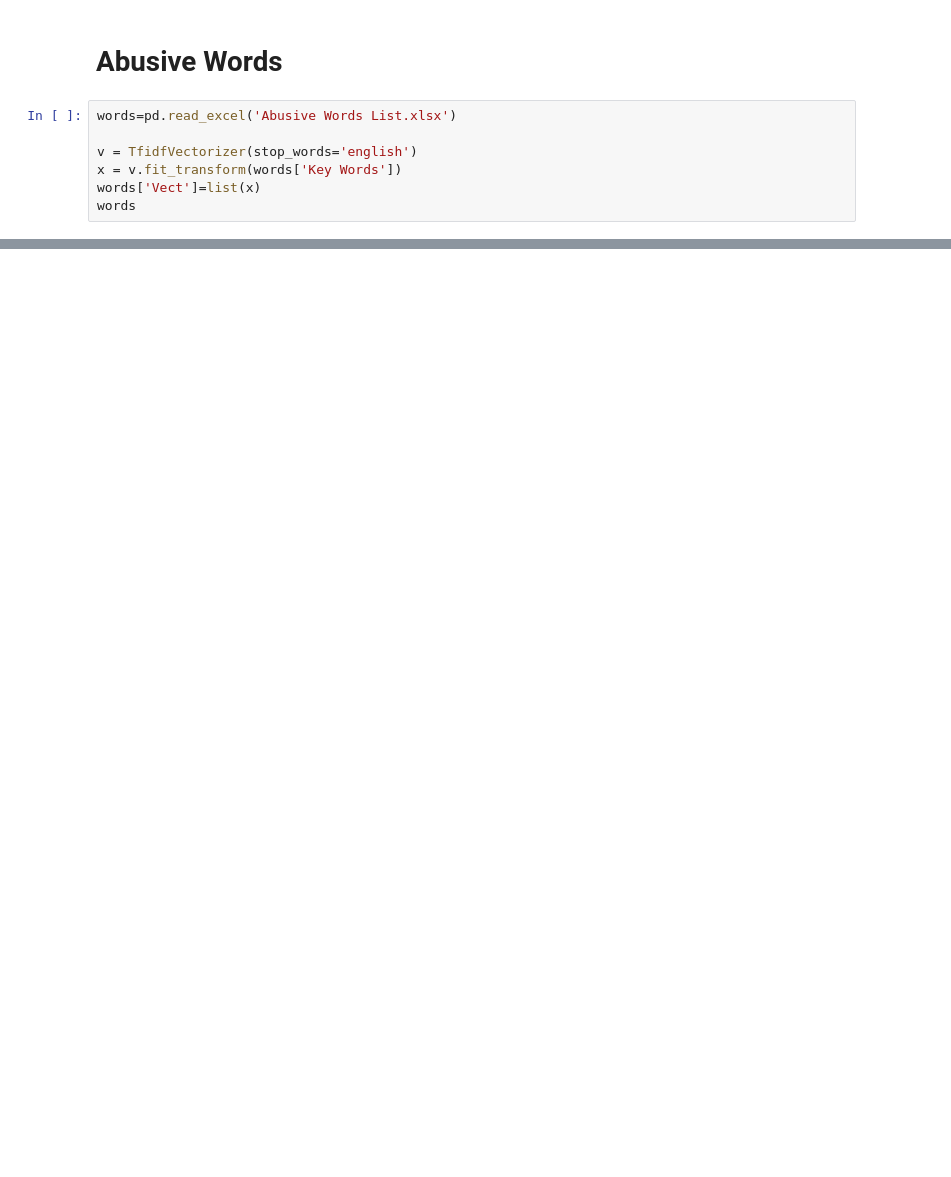
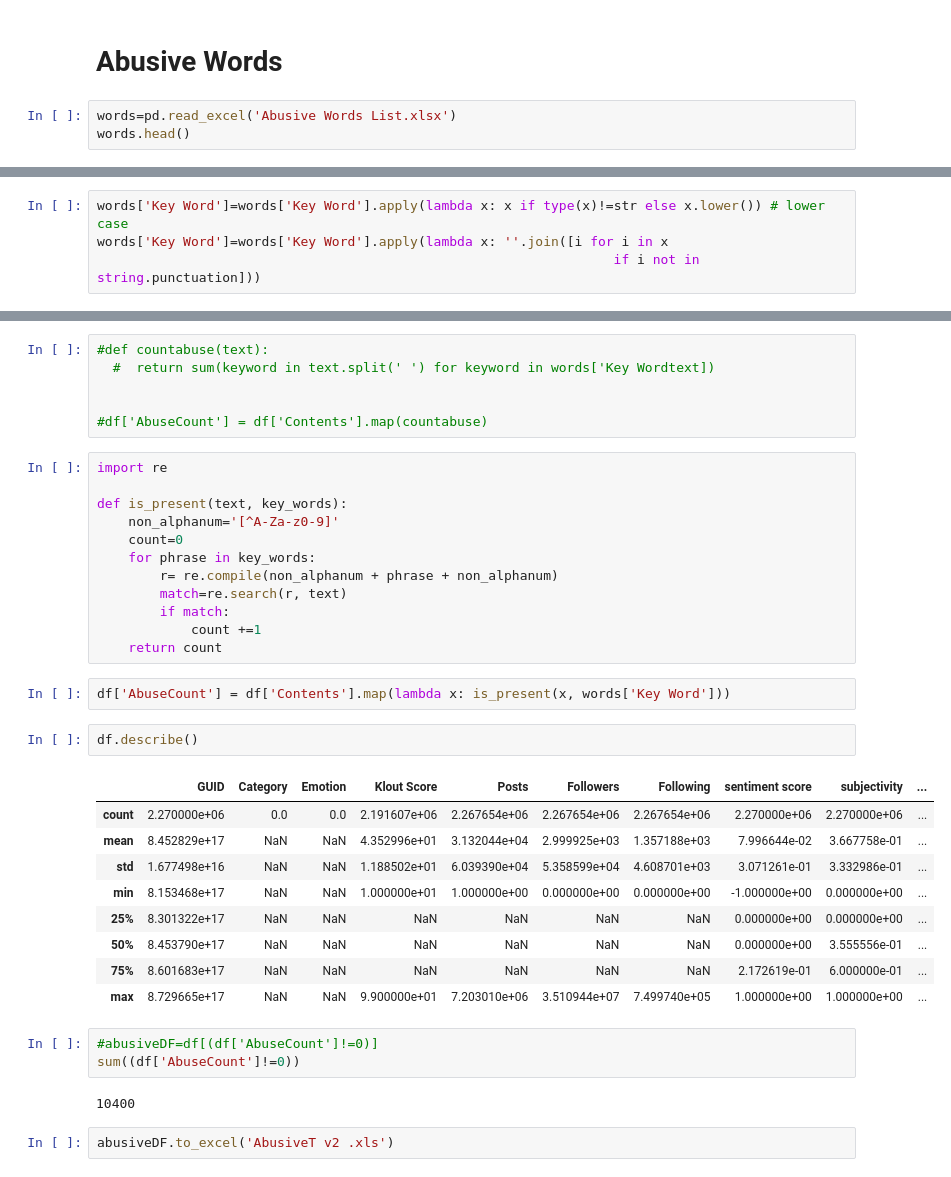
Before and after one commit to tcbegley/hack4charity, a Jupyter notebook: notebooks/Text Analysis .ipynb, the cells around one changed output, grey strips where cells are left out. Saved outputs shown, nothing was run; the diff lists cells and outputs as text; blank space fills up the shorter version.

Commit message:
final text day 1

```diff
--- a/notebooks/Text Analysis .ipynb
+++ b/notebooks/Text Analysis .ipynb
@@ -71,8 +100,4 @@ df
 # Abusive Words
 # %%
 words=pd.read_excel('Abusive Words List.xlsx')
-
-v = TfidfVectorizer(stop_words='english')
-x = v.fit_transform(words['Key Words'])
-words['Vect']=list(x)
-words
+words.head()
@@ -79 +111,5 @@ words
+# %%
+words['Key Word']=words['Key Word'].apply(lambda x: x if type(x)!=str else x.lower()) # lower case
+words['Key Word']=words['Key Word'].apply(lambda x: ''.join([i for i in x
+                                                                  if i not in string.punctuation]))
 # %%
@@ -80,0 +124,39 @@ words
+# %%
+#def countabuse(text):
+  #  return sum(keyword in text.split(' ') for keyword in words['Key Wordtext])
+
+
+#df['AbuseCount'] = df['Contents'].map(countabuse)
+# %%
+import re
+
+def is_present(text, key_words):
+    non_alphanum='[^A-Za-z0-9]'
+    count=0
+    for phrase in key_words:
+        r= re.compile(non_alphanum + phrase + non_alphanum)
+        match=re.search(r, text)
+        if match:
+            count +=1
+    return count
+# %%
+df['AbuseCount'] = df['Contents'].map(lambda x: is_present(x, words['Key Word']))
+# %%
+df.describe()
+# %% [output]
+|  | GUID | Category | Emotion | Klout Score | Posts | Followers | Following | sentiment score | subjectivity | ... |
+| count | 2.270000e+06 | 0.0 | 0.0 | 2.191607e+06 | 2.267654e+06 | 2.267654e+06 | 2.267654e+06 | 2.270000e+06 | 2.270000e+06 | ... |
+| mean | 8.452829e+17 | NaN | NaN | 4.352996e+01 | 3.132044e+04 | 2.999925e+03 | 1.357188e+03 | 7.996644e-02 | 3.667758e-01 | ... |
+| std | 1.677498e+16 | NaN | NaN | 1.188502e+01 | 6.039390e+04 | 5.358599e+04 | 4.608701e+03 | 3.071261e-01 | 3.332986e-01 | ... |
+| min | 8.153468e+17 | NaN | NaN | 1.000000e+01 | 1.000000e+00 | 0.000000e+00 | 0.000000e+00 | -1.000000e+00 | 0.000000e+00 | ... |
+| 25% | 8.301322e+17 | NaN | NaN | NaN | NaN | NaN | NaN | 0.000000e+00 | 0.000000e+00 | ... |
+| 50% | 8.453790e+17 | NaN | NaN | NaN | NaN | NaN | NaN | 0.000000e+00 | 3.555556e-01 | ... |
+| 75% | 8.601683e+17 | NaN | NaN | NaN | NaN | NaN | NaN | 2.172619e-01 | 6.000000e-01 | ... |
+| max | 8.729665e+17 | NaN | NaN | 9.900000e+01 | 7.203010e+06 | 3.510944e+07 | 7.499740e+05 | 1.000000e+00 | 1.000000e+00 | ... |
+# %%
+#abusiveDF=df[(df['AbuseCount']!=0)]
+sum((df['AbuseCount']!=0))
+# %% [output]
+10400
+# %%
+abusiveDF.to_excel('AbusiveT v2 .xls')
```
Also changed, not shown: parts of 7 cells of this notebook.
